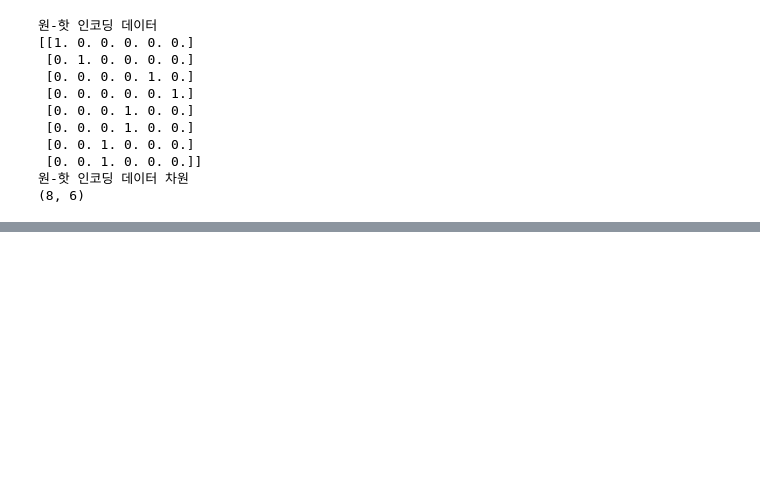
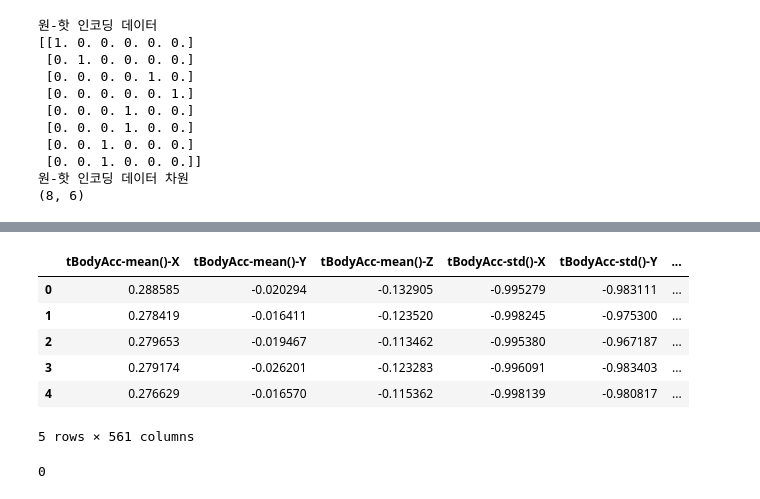
Before and after one commit to cabbi120101/TIL, a Jupyter notebook: ML/자습ML.ipynb, the cells around one changed output, grey strips where cells are left out. Cells and saved outputs as stored; diff of their text form; code cells hidden in the pictures; blank space fills up the shorter version.

```diff
--- a/ML/자습ML.ipynb
+++ b/ML/자습ML.ipynb
@@ -816,0 +894,43 @@ print(oh_labels.shape)
+# %%
+# 피처명 변경해서 반환하는 과정을 함수로 작성
+# 피처명_1 또는 피처명_2로 변경
+
+def get_new_feature_name_df(old_feature_name_df):
+    # groupby('column_name').cumcount() : 중복되는 값이 몇 번째에 해당되는지(index) 반환
+    # 0이면 첫 번째, 1이면 두 번째, ....
+    feature_dup_df = pd.DataFrame(data=old_feature_name_df.groupby('column_name').cumcount(), columns=['dup_cnt'])
+    # merge()하기 위해 index 값을 갖는 열 필요
+    # reset_index() : index를 열로 변환
+    feature_dup_df = feature_dup_df.reset_index()
+    new_feature_name_df = pd.merge(old_feature_name_df.reset_index(), feature_dup_df, how='outer')
+    new_feature_name_df['column_name'] = new_feature_name_df[['column_name', 'dup_cnt']].apply(lambda x : x[0]+'_'+str(x[1])
+                                                                                           if x[1] >0 else x[0], axis=1)
+    new_feature_name_df = new_feature_name_df.drop(['index'], axis=1)
+    return new_feature_name_df
+# %%
+import pandas as pd
+
+def get_human_dataset( ):
+
+    # 각 데이터 파일들은 공백으로 분리되어 있으므로 read_csv에서 공백 문자를 sep으로 할당.
+    feature_name_df = pd.read_csv('/content/drive/MyDrive/Colab Notebooks/멀티캠/머신러닝/7월27일 수업 내용/human_activity/features.txt',sep='\s+',
+                        header=None,names=['column_index','column_name'])
+
+    # 중복된 feature명을 새롭게 수정하는 get_new_feature_name_df()를 이용하여 새로운 feature명 DataFrame생성.
+    new_feature_name_df = get_new_feature_name_df(feature_name_df)
+
+    # DataFrame에 피처명을 컬럼으로 부여하기 위해 리스트 객체로 다시 변환
+    feature_name = new_feature_name_df.iloc[:, 1].values.tolist()
+
+    # 학습 피처 데이터 셋과 테스트 피처 데이터을 DataFrame으로 로딩. 컬럼명은 feature_name 적용
+    X_train = pd.read_csv('/content/drive/MyDrive/Colab Notebooks/멀티캠/머신러닝/7월27일 수업 내용/human_activity/train/X_train.txt',sep='\s+', names=feature_name )
+    X_test = pd.read_csv('/content/drive/MyDrive/Colab Notebooks/멀티캠/머신러닝/7월27일 수업 내용/human_activity/test/X_test.txt',sep='\s+', names=feature_name)
+
+    # 학습 레이블과 테스트 레이블 데이터을 DataFrame으로 로딩하고 컬럼명은 action으로 부여
+    y_train = pd.read_csv('/content/drive/MyDrive/Colab Notebooks/멀티캠/머신러닝/7월27일 수업 내용/human_activity/train/y_train.txt',sep='\s+',header=None,names=['action'])
+    y_test = pd.read_csv('/content/drive/MyDrive/Colab Notebooks/멀티캠/머신러닝/7월27일 수업 내용/human_activity/test/y_test.txt',sep='\s+',header=None,names=['action'])
+
+    # 로드된 학습/테스트용 DataFrame을 모두 반환
+    return X_train, X_test, y_train, y_test
+
+X_train, X_test, y_train, y_test = get_human_dataset( )
@@ -816,0 +948,14 @@ print(oh_labels.shape)
+# %%
+X_train.head()
+# %% [output]
+|  | tBodyAcc-mean()-X | tBodyAcc-mean()-Y | tBodyAcc-mean()-Z | tBodyAcc-std()-X | tBodyAcc-std()-Y | ... |
+| 0 | 0.288585 | -0.020294 | -0.132905 | -0.995279 | -0.983111 | ... |
+| 1 | 0.278419 | -0.016411 | -0.123520 | -0.998245 | -0.975300 | ... |
+| 2 | 0.279653 | -0.019467 | -0.113462 | -0.995380 | -0.967187 | ... |
+| 3 | 0.279174 | -0.026201 | -0.123283 | -0.996091 | -0.983403 | ... |
+| 4 | 0.276629 | -0.016570 | -0.115362 | -0.998139 | -0.980817 | ... |
+5 rows × 561 columns
+# %%
+X_train.isna().sum().sum()
+# %% [output]
+0
```
Also changed, not shown: parts of 55 cells of this notebook.
